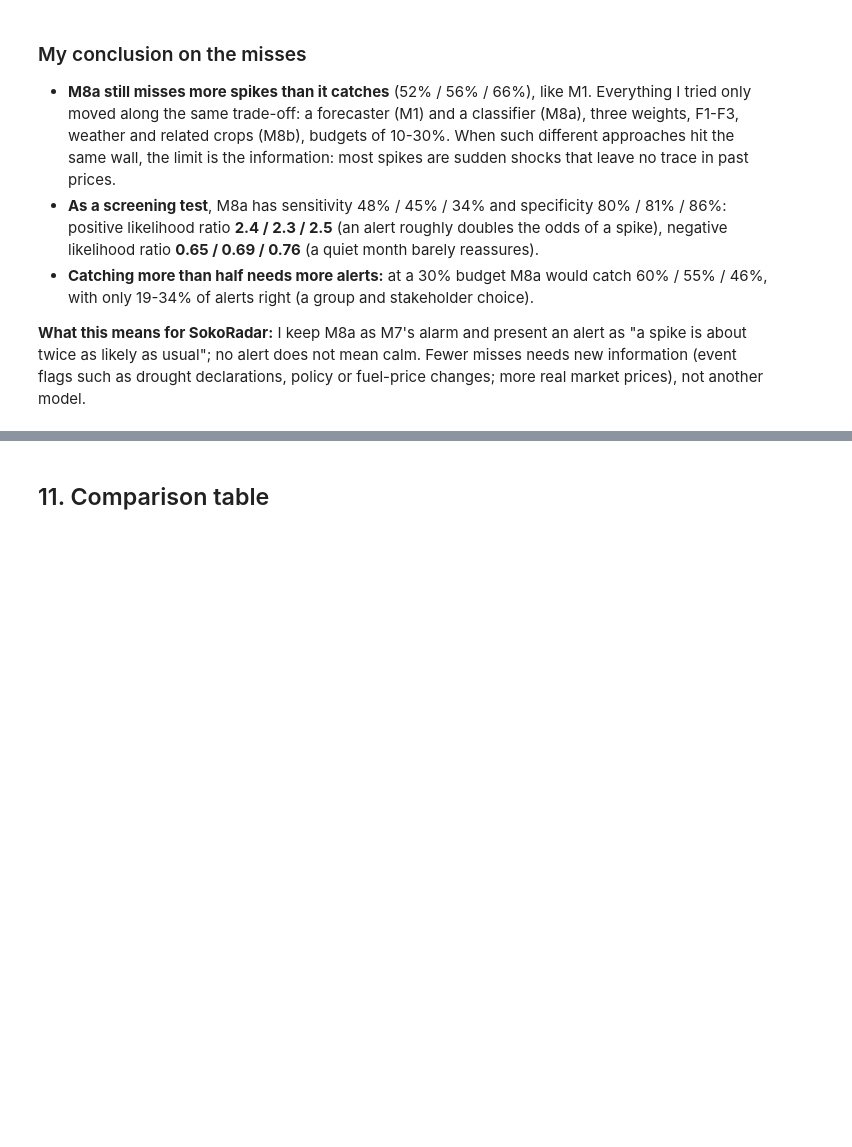
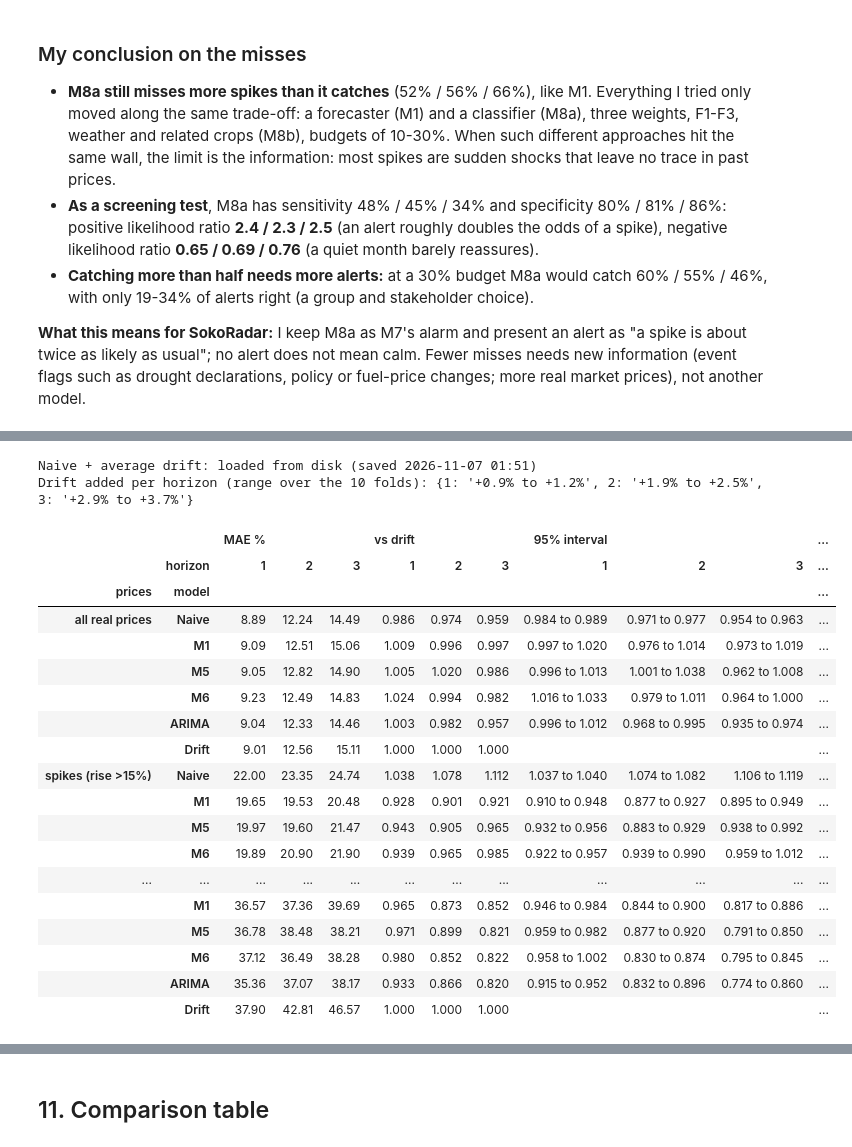
Before and after one commit to emergingleader/Soko_Radar, a Jupyter notebook: notebooks/modelling/02_model_build.ipynb, the cells around one changed output, grey strips where cells are left out. Saved outputs shown, nothing was run; the diff lists cells and outputs as text; code cells hidden in the pictures; blank space fills up the shorter version.

Commit message:
Response to review (drift benchmark, 2011-2014 checks, same-rows check, assumptions) and final group decisions

```diff
--- a/notebooks/modelling/02_model_build.ipynb
+++ b/notebooks/modelling/02_model_build.ipynb
@@ -3409,0 +3420,75 @@ Final M7 (M8a alerts) vs first M7 (M1 alerts):
+# %%
+# Review 1: a fairer bar for spikes and falls: naive + average drift (last price moved by the average change in the fold's learning rows)
+def naive_drift(learn, forecast):
+    if TARGET_SET == "observed":
+        learn = learn[learn["target_observed"]]
+    drift = learn.groupby("horizon")["target_change"].mean()            # learned inside the fold, per horizon
+    return (forecast["origin_price"] * (1 + forecast["horizon"].map(drift))).values
+
+DRIFT_NAME = "Naive + average drift"
+DRIFT_FP = {"rule": "origin price x (1 + mean change of the fold's learning rows, per horizon)", "code": "drift-v1",
+            "data_hash": m6_base["data_hash"]}
+drift_f = cached(DRIFT_NAME, DRIFT_FP, lambda: run_backtest(naive_drift, DRIFT_NAME)[KEEP_COLS])
+assert len(drift_f) == BACKTEST_ROWS and set(drift_f["fold year"]) == set(BACKTEST_YEARS), "drift forecasts don't match"
+add_experiment("B3", "Naive + average drift: last price moved by the average change in the learning years", score(drift_f))
+print("Drift added per horizon (range over the 10 folds):",
+      {h: f"{g.min():+.1%} to {g.max():+.1%}" for h, g in (drift_f["forecast_price"] / drift_f["origin_price"] - 1).groupby(drift_f["horizon"])})
+
+# Each model vs the drift bar on real prices, overall, spikes and falls, with the bootstrap's 2,000 draws of series
+VS_DRIFT = {"Naive": "Naive", "M1, full balancing weight": "M1", "M5, tuned by time-series CV": "M5",
+            "M6, full balancing weight": "M6", ARIMA_NAME: "ARIMA"}
+r = pd.concat([all_forecasts[all_forecasts["model"].isin(VS_DRIFT)].assign(model=lambda d: d["model"].map(VS_DRIFT)),
+               drift_f.assign(model="Drift")], ignore_index=True)
+r = r[r["target_observed"]].copy()
+r["abs_error"] = ((r["forecast_price"] - r["target_price"]) / r["target_price"]).abs() * 100
+change = r["target_price"] / r["origin_price"] - 1
+rows = []
+for subset, mask in {"all real prices": change.notna(), "spikes (rise >15%)": change > 0.15, "falls (fall >15%)": change < -0.15}.items():
+    sums = r[mask].groupby(["model", "horizon", "series"])["abs_error"].agg(["sum", "count"])
+    for h in HORIZONS:
+        mae = {}
+        for m in ["Drift"] + list(VS_DRIFT.values()):
+            part = sums.loc[(m, h)].reindex(series_ids, fill_value=0)
+            mae[m] = (part["sum"].sum() / part["count"].sum(), (draws @ part["sum"].values) / (draws @ part["count"].values))
+        for m in VS_DRIFT.values():
+            lo, hi = np.percentile(mae[m][1] / mae["Drift"][1], [2.5, 97.5])
+            rows.append({"prices": subset, "model": m, "horizon": h, "MAE %": round(mae[m][0], 2),
+                         "vs drift": round(mae[m][0] / mae["Drift"][0], 3), "95% interval": f"{lo:.3f} to {hi:.3f}",
+                         "verdict": verdict(lo, hi)})
+        rows.append({"prices": subset, "model": "Drift", "horizon": h, "MAE %": round(mae["Drift"][0], 2), "vs drift": 1.0,
+                     "95% interval": "", "verdict": ""})
+drift_table = pd.DataFrame(rows)
+
+log_decision(
+    "Review 1: spike benchmark",
+    "Is 'beats naive on spikes' a real skill, or automatic because spike rows are picked by a rise?",
+    "Daniella (PR #4): on rows picked by a >15% rise naive is at least 15% wrong by construction. Spike ratios vs naive + drift (1/2/3 months): "
+    + "; ".join(f"{m} " + " / ".join(f"{v:.3f}" for v in drift_table.query("prices == 'spikes (rise >15%)' and model == @m")["vs drift"])
+                for m in ["M1", "M5", "M6", "ARIMA"]),
+    "Report spikes and falls against naive + average drift (learned inside each fold) as well as naive",
+    "Naive only (flatters every model that leans high on spike rows)",
+)
+drift_table.pivot_table(index=["prices", "model"], columns="horizon", values=["MAE %", "vs drift", "95% interval", "verdict"],
+                        aggfunc="first", sort=False)[["MAE %", "vs drift", "95% interval", "verdict"]]
+# %% [output]
+Naive + average drift: loaded from disk (saved 2026-11-07 01:51)
+Drift added per horizon (range over the 10 folds): {1: '+0.9% to +1.2%', 2: '+1.9% to +2.5%', 3: '+2.9% to +3.7%'}
+|  |  | MAE % |  |  | vs drift |  |  | 95% interval |  |  | ... |
+|  | horizon | 1 | 2 | 3 | 1 | 2 | 3 | 1 | 2 | 3 | ... |
+| prices | model |  |  |  |  |  |  |  |  |  | ... |
+| all real prices | Naive | 8.89 | 12.24 | 14.49 | 0.986 | 0.974 | 0.959 | 0.984 to 0.989 | 0.971 to 0.977 | 0.954 to 0.963 | ... |
+|  | M1 | 9.09 | 12.51 | 15.06 | 1.009 | 0.996 | 0.997 | 0.997 to 1.020 | 0.976 to 1.014 | 0.973 to 1.019 | ... |
+|  | M5 | 9.05 | 12.82 | 14.90 | 1.005 | 1.020 | 0.986 | 0.996 to 1.013 | 1.001 to 1.038 | 0.962 to 1.008 | ... |
+|  | M6 | 9.23 | 12.49 | 14.83 | 1.024 | 0.994 | 0.982 | 1.016 to 1.033 | 0.979 to 1.011 | 0.964 to 1.000 | ... |
+|  | ARIMA | 9.04 | 12.33 | 14.46 | 1.003 | 0.982 | 0.957 | 0.996 to 1.012 | 0.968 to 0.995 | 0.935 to 0.974 | ... |
+|  | Drift | 9.01 | 12.56 | 15.11 | 1.000 | 1.000 | 1.000 |  |  |  | ... |
+| spikes (rise >15%) | Naive | 22.00 | 23.35 | 24.74 | 1.038 | 1.078 | 1.112 | 1.037 to 1.040 | 1.074 to 1.082 | 1.106 to 1.119 | ... |
+|  | M1 | 19.65 | 19.53 | 20.48 | 0.928 | 0.901 | 0.921 | 0.910 to 0.948 | 0.877 to 0.927 | 0.895 to 0.949 | ... |
+|  | M5 | 19.97 | 19.60 | 21.47 | 0.943 | 0.905 | 0.965 | 0.932 to 0.956 | 0.883 to 0.929 | 0.938 to 0.992 | ... |
+|  | M6 | 19.89 | 20.90 | 21.90 | 0.939 | 0.965 | 0.985 | 0.922 to 0.957 | 0.939 to 0.990 | 0.959 to 1.012 | ... |
+| ... | ... | ... | ... | ... | ... | ... | ... | ... | ... | ... | ... |
+|  | M1 | 36.57 | 37.36 | 39.69 | 0.965 | 0.873 | 0.852 | 0.946 to 0.984 | 0.844 to 0.900 | 0.817 to 0.886 | ... |
+|  | M5 | 36.78 | 38.48 | 38.21 | 0.971 | 0.899 | 0.821 | 0.959 to 0.982 | 0.877 to 0.920 | 0.791 to 0.850 | ... |
+|  | M6 | 37.12 | 36.49 | 38.28 | 0.980 | 0.852 | 0.822 | 0.958 to 1.002 | 0.830 to 0.874 | 0.795 to 0.845 | ... |
+|  | ARIMA | 35.36 | 37.07 | 38.17 | 0.933 | 0.866 | 0.820 | 0.915 to 0.952 | 0.832 to 0.896 | 0.774 to 0.860 | ... |
+|  | Drift | 37.90 | 42.81 | 46.57 | 1.000 | 1.000 | 1.000 |  |  |  | ... |
```
Also changed, not shown: parts of 17 cells of this notebook.
